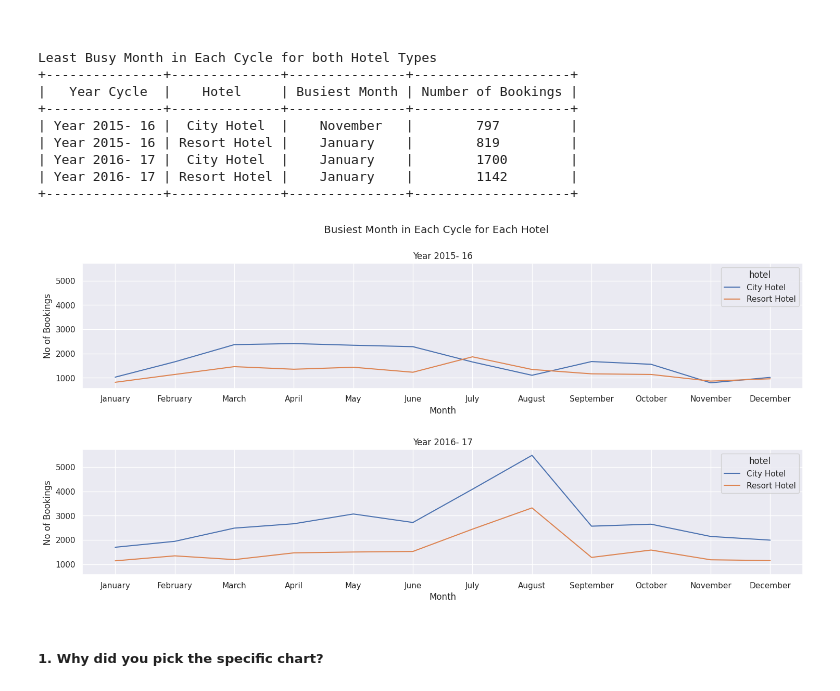
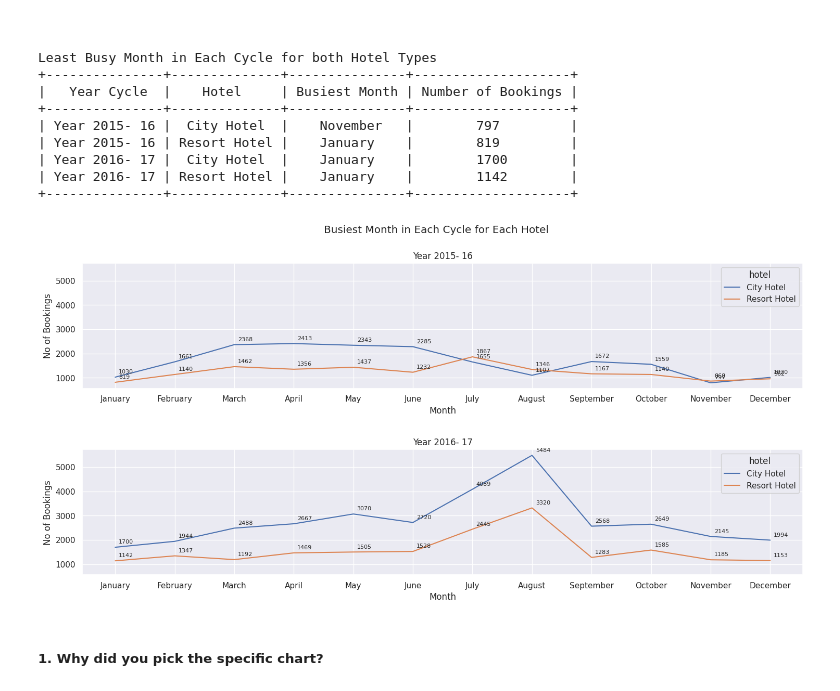
Before and after one commit to Bhushan0097/01.-CAPSTONE-PROJECT----Hotel-Bookings.csv, a Jupyter notebook: 01_Capstone_Project_EDA_HotelBooking.ipynb, the cells around one changed output. Drawn from its saved outputs; the diff is of its cells as text; code cells hidden in the pictures.

```diff
--- a/01_Capstone_Project_EDA_HotelBooking.ipynb
+++ b/01_Capstone_Project_EDA_HotelBooking.ipynb
@@ -1567,28 +1636,37 @@ Least Busy Month in Each Cycle for both Hotel Types
 # %%
 # Chart - 5 visualization code
 sns.set(style = "darkgrid")
 
 fig, axes = plt.subplots(2, 1, figsize=(16,8), sharey=True) #displaying two subplots in a single plot
 fig.tight_layout(pad=5.0) #spacing between plots
 fig.suptitle('Busiest Month in Each Cycle for Each Hotel')
 
 # Year 2015- 16
 line_plot1 = sns.lineplot(ax=axes[0], data=Year_Cycle_15_16, x="arrival_date_month", y="count", hue="hotel")
 line_plot1.set_xlabel("Month")
 line_plot1.set_ylabel("No of Bookings")
 axes[0].set_title('Year 2015- 16')
 
 
 # Year 2016- 17
 line_plot2 = sns.lineplot(ax=axes[1], data=Year_Cycle_16_17, x="arrival_date_month", y="count", hue="hotel")
 line_plot2.set_xlabel("Month")
 line_plot2.set_ylabel("No of Bookings")
 axes[1].set_title('Year 2016- 17')
 
 
+# label points on the plot
+for i, j in zip(Year_Cycle_15_16["arrival_date_month"], Year_Cycle_15_16["count"]):
+  line_plot1.annotate(f'{j}', xy=(i, j), xytext=(5, 5),size=8, textcoords='offset points')
+
+# label points on the plot
+for i, j in zip(Year_Cycle_16_17["arrival_date_month"], Year_Cycle_16_17["count"]):
+  line_plot2.annotate(f'{j}', xy=(i, j), xytext=(5, 5),size=8, textcoords='offset points')
+
+
 plt.show()
 # %% [output]
-[figure, old version]
+[figure, new version]
 # %% [markdown]
 ##### 1. Why did you pick the specific chart?
 # %% [markdown]
```
Also changed, not shown: parts of 20 cells of this notebook.
